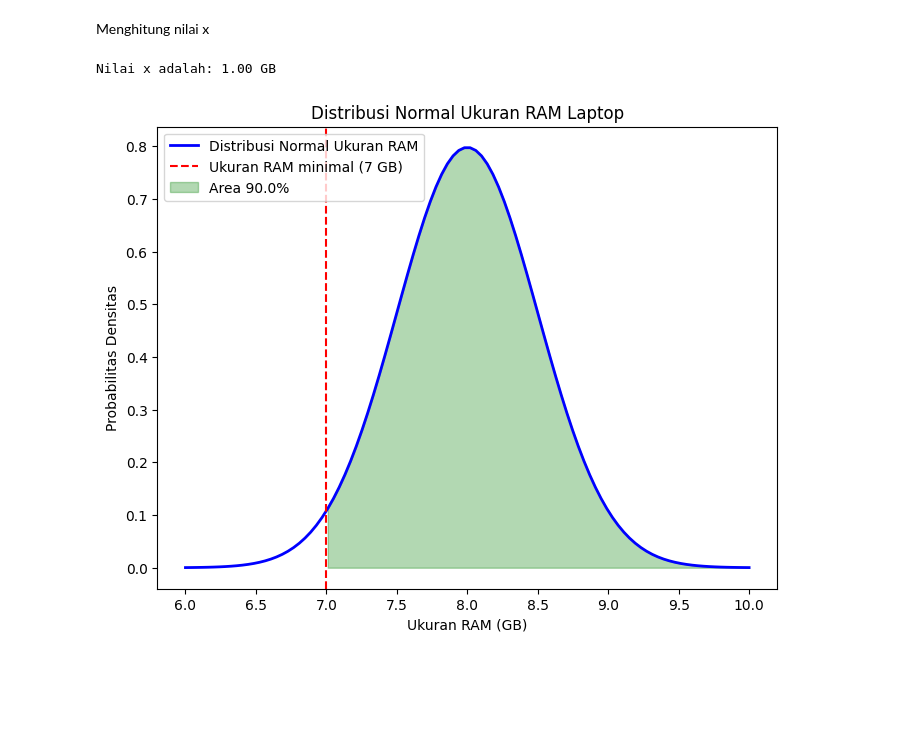
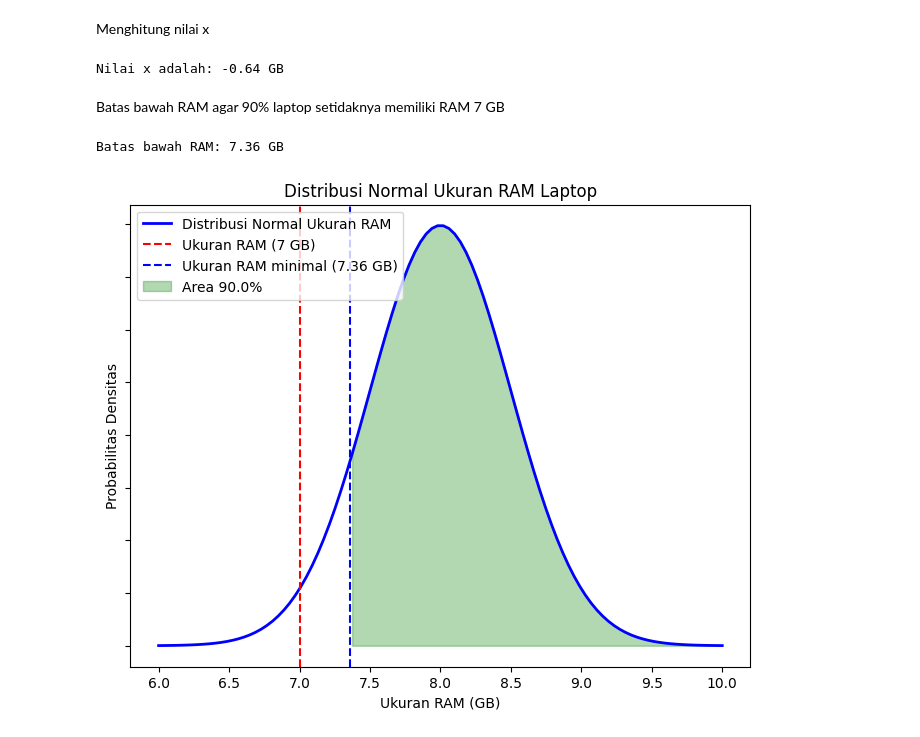
Before and after one commit to ekaputra04/statistika-python, a Jupyter notebook: assignment/kelompok/soal-3/soal-3.ipynb, the cells around one changed output. Cells and saved outputs as stored; diff of their text form; code cells hidden in the pictures; blank space fills up the shorter version.

```diff
--- a/assignment/kelompok/soal-3/soal-3.ipynb
+++ b/assignment/kelompok/soal-3/soal-3.ipynb
@@ -54,24 +54,34 @@ plt.show()
 Menghitung nilai x
 # %%
 # Menghitung nilai x
-x = mean - min_ram
+x = z_score * std_dev
 print(f"Nilai x adalah: {x:.2f} GB")
 # %% [output]
-Nilai x adalah: 1.00 GB
+Nilai x adalah: -0.64 GB
+# %% [markdown]
+Batas bawah RAM agar 90% laptop setidaknya memiliki RAM 7 GB
+# %%
+# Menghitung batas bawah
+lower_a = mean + x
+print(f"Batas bawah RAM: {lower_a:.2f} GB")
+# %% [output]
+Batas bawah RAM: 7.36 GB
 # %%
 # Memvisualisasikan distribusi normal
 x_axis = np.linspace(mean - 4*std_dev, mean + 4*std_dev, 100)
 y = norm.pdf(x_axis, loc=mean, scale=std_dev)
 
 fig, ax = plt.subplots(figsize=(8, 6))
 ax.plot(x_axis, y, 'b-', lw=2, label='Distribusi Normal Ukuran RAM')
-ax.axvline(min_ram, color='r', linestyle='--', label=f'Ukuran RAM minimal ({min_ram} GB)')
-ax.fill_between(x_axis, 0, y, where=(x_axis >= min_ram), color='g', alpha=0.3, label=f'Area {conf_level*100}%')
+ax.axvline(min_ram, color='r', linestyle='--', label=f'Ukuran RAM ({min_ram} GB)')
+ax.axvline(lower_a, color='b', linestyle='--', label=f'Ukuran RAM minimal ({lower_a:.2f} GB)')
+ax.fill_between(x_axis, 0, y, where=(x_axis >= lower_a), color='g', alpha=0.3, label=f'Area {conf_level*100}%')
 ax.legend(loc='upper left')
 ax.set_title('Distribusi Normal Ukuran RAM Laptop')
 ax.set_xlabel('Ukuran RAM (GB)')
 ax.set_ylabel('Probabilitas Densitas')
+ax.tick_params(axis='y', labelleft=False)  # Menyembunyikan angka pada sumbu y
 plt.savefig("ukuran-ram.jpg")
 plt.show()
 # %% [output]
-[figure, old version]
+[figure, new version]
```
Also changed, not shown: 3 other files.
